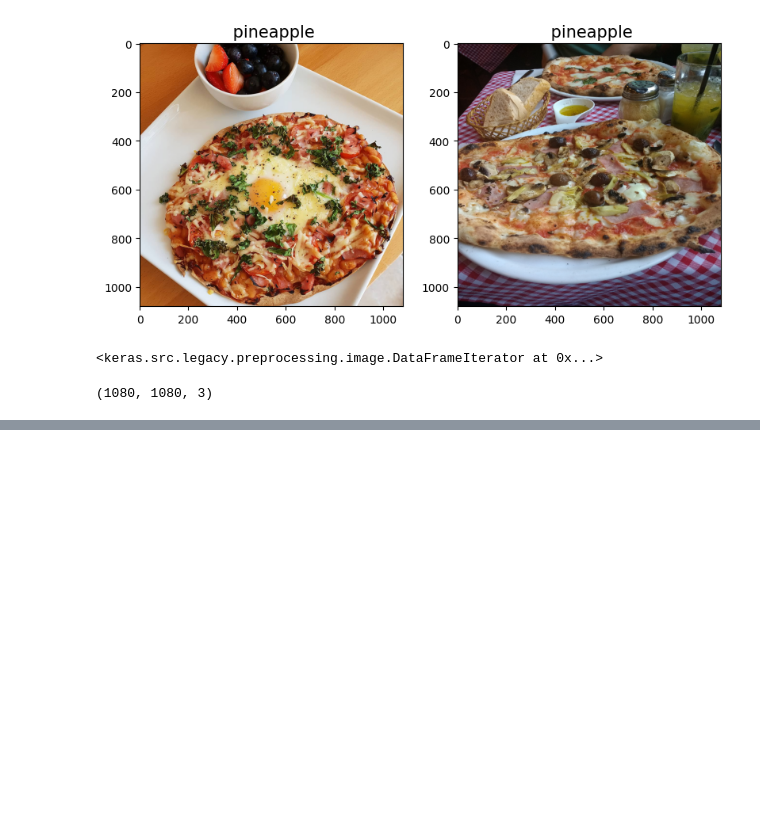
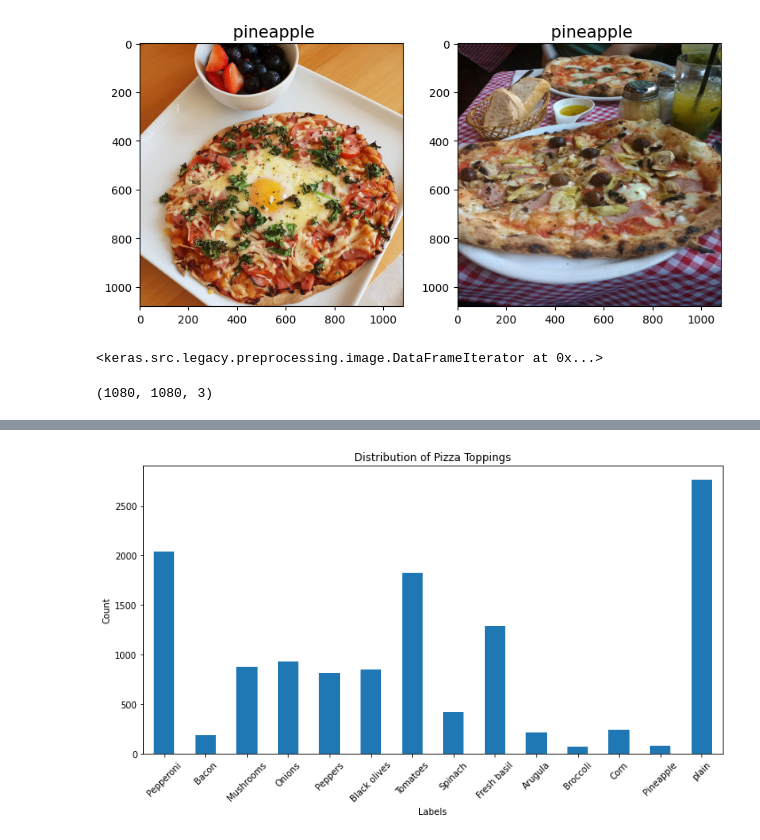
Before and after one commit to NBillar/deep_l, a Jupyter notebook: pre-processing.ipynb, the cells around one changed output, grey strips where cells are left out. Cells and saved outputs as stored; diff of their text form; code cells hidden in the pictures; blank space fills up the shorter version.

```diff
--- a/pre-processing.ipynb
+++ b/pre-processing.ipynb
@@ -144,0 +210,22 @@ images[0].shape
+# %%
+# Import the csv from path.
+label_path = "data\pizza_data\imageLabels.txt"
+column_path = "data\pizza_data\categories.txt"
+image_path = "data\pizza_data\images"
+
+df = pd.read_csv(label_path, sep="  ", header=None)
+df.columns = open(column_path, "r").read().split("\n")[:-1]
+classes = len(open(column_path, "r").read().split("\n")[:-1]) + 1
+open(column_path, "r").close()
+
+
+# Encode a label of pizzas without labeled toppings.
+df["plain"] = 0
+df["image_name"] = df.apply(
+    lambda x: os.path.join(image_path, str(x.name + 1).zfill(5) + ".jpg"), axis=1
+)
+df.loc[df.iloc[:, 0:-1].max(axis=1) == 0, "plain"] = 1
+
+# Split the data in training and validation.
+train_df, test_df = train_test_split(df, train_size=0.8, shuffle=True, random_state=7)
+train_df
@@ -144,0 +246,15 @@ images[0].shape
+# %%
+# Calculate the count of occurrences of each label
+label_counts = df.drop(columns="image_name").sum()
+
+# Plotting the distribution
+plt.figure(figsize=(10, 6))
+label_counts.plot(kind="bar")
+plt.title("Distribution of Pizza Toppings")
+plt.xlabel("Labels")
+plt.ylabel("Count")
+plt.xticks(rotation=45)
+plt.tight_layout()
+plt.show()
+# %% [output]
+[figure, added]
```
Also changed, not shown: parts of 24 cells of this notebook, 2 other files.
